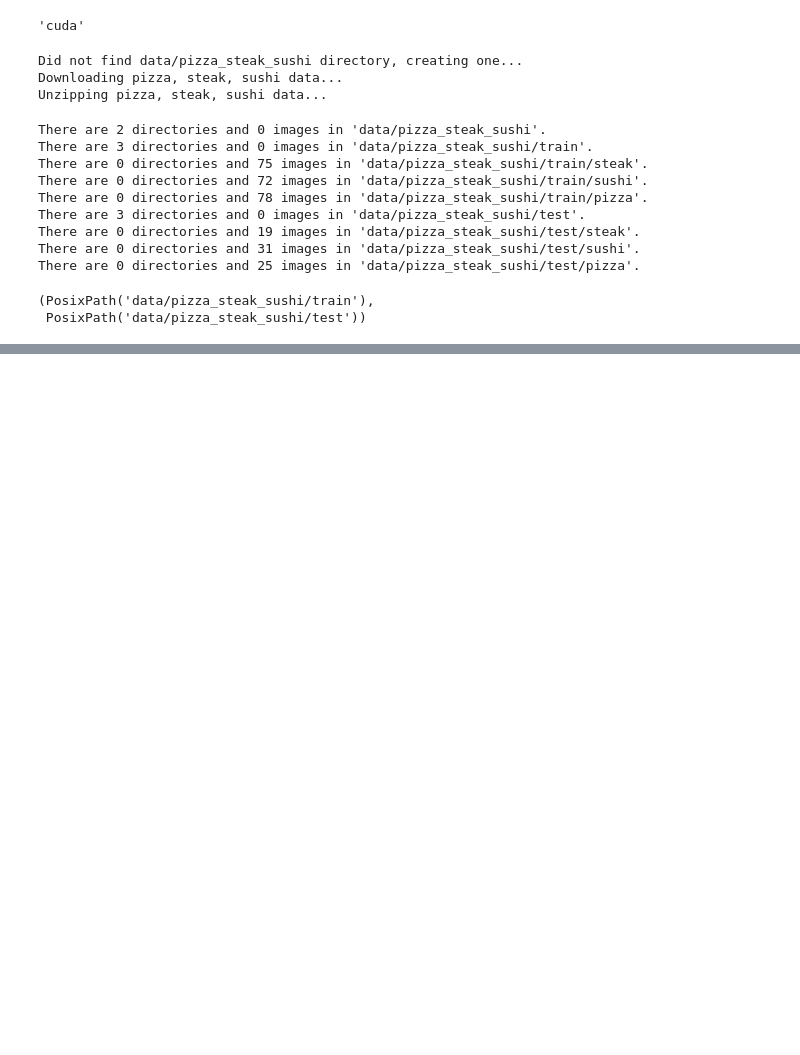
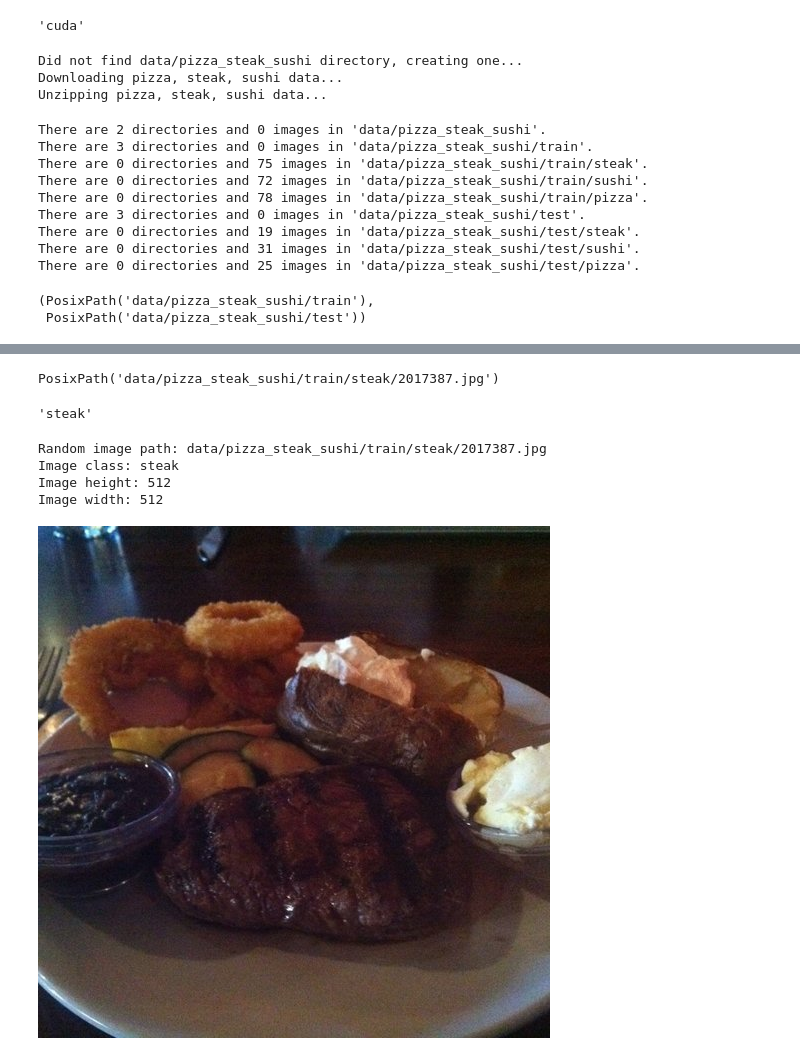
Before and after one commit to Hanifemam/mytorch, a Jupyter notebook: udemy/5_custom_dataset.ipynb, the cells around one changed output, grey strips where cells are left out. Saved outputs shown, nothing was run; the diff lists cells and outputs as text; code cells hidden in the pictures; blank space fills up the shorter version.

Commit message:
data visualized

```diff
--- a/udemy/5_custom_dataset.ipynb
+++ b/udemy/5_custom_dataset.ipynb
@@ -67,3 +67,8 @@ train_dir, test_dir
 # %%
 import random
 from PIL import Image
+
+random.seed(42)
+
+image_path_list = list(image_path.glob("*/*/*.jpg"))
+image_path_list
@@ -69,0 +93,24 @@ from PIL import Image
+# %%
+random_image_path = random.choice(image_path_list)
+random_image_path
+# %% [output]
+PosixPath('data/pizza_steak_sushi/train/steak/2017387.jpg')
+# %%
+image_class = random_image_path.parent.stem
+image_class
+# %% [output]
+'steak'
+# %%
+img = Image.open(random_image_path)
+# %%
+print(f"Random image path: {random_image_path}")
+print(f"Image class: {image_class}")
+print(f"Image height: {img.height}")
+print(f"Image width: {img.width}")
+img
+# %% [output]
+Random image path: data/pizza_steak_sushi/train/steak/2017387.jpg
+Image class: steak
+Image height: 512
+Image width: 512
+[figure, added]
```
Also changed, not shown: parts of 1 cell of this notebook.
